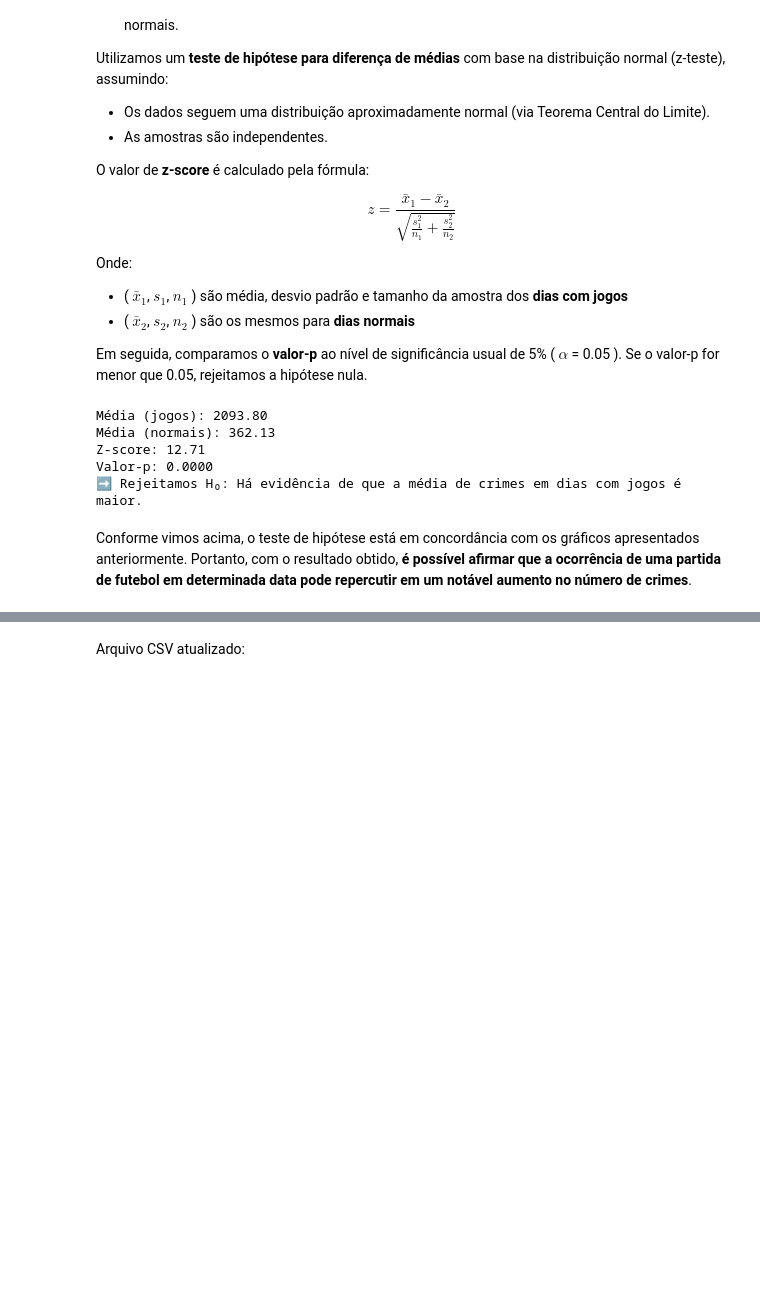
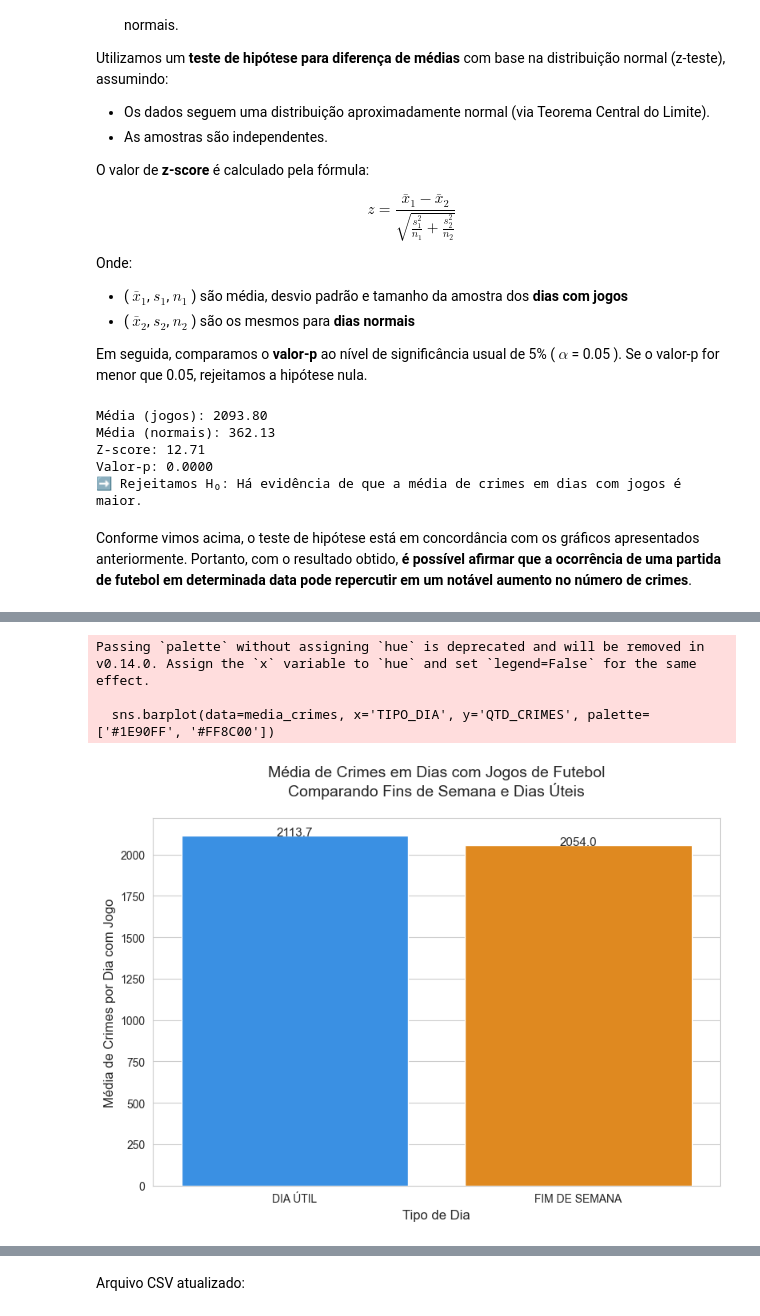
Before and after one commit to Matheuskpds/Ciencia-de-Dados-Projeto-TP, a Jupyter notebook: main.ipynb, the cells around one changed output, grey strips where cells are left out. Drawn from its saved outputs; the diff is of its cells as text; code cells hidden in the pictures; blank space fills up the shorter version.

Commit message:
Task: Adição da comparação entre jogos demeio de semana e fim: Inferência

```diff
--- a/main.ipynb
+++ b/main.ipynb
@@ -1608,0 +1616,41 @@ Conforme vimos acima, o teste de hipótese está em concordância com os gráfic
+# %%
+# Garantir datetime
+df['DATA_OCORRENCIA'] = pd.to_datetime(df['DATA_OCORRENCIA'], errors='coerce')
+
+# Criar coluna com dia da semana em português
+dias_semana = {
+    'Monday': 'SEGUNDA-FEIRA', 'Tuesday': 'TERÇA-FEIRA', 'Wednesday': 'QUARTA-FEIRA',
+    'Thursday': 'QUINTA-FEIRA', 'Friday': 'SEXTA-FEIRA', 'Saturday': 'SÁBADO', 'Sunday': 'DOMINGO'
+}
+df['DIA_SEMANA'] = df['DATA_OCORRENCIA'].dt.day_name().map(dias_semana)
+
+# Adicionar classificação "FIM DE SEMANA" ou "DIA ÚTIL"
+df['TIPO_DIA'] = df['DIA_SEMANA'].apply(lambda x: 'FIM DE SEMANA' if x in ['SÁBADO', 'DOMINGO'] else 'DIA ÚTIL')
+
+# Filtrar apenas os dias com jogos
+df_jogos = df[df['CATEGORIA_EVENTO'] == 'JOGOS FUTEBOL']
+
+# Agrupar por data para obter número de crimes por dia
+crimes_por_dia_jogo = df_jogos.groupby(['DATA_OCORRENCIA', 'TIPO_DIA']).size().reset_index(name='QTD_CRIMES')
+
+# Calcular média por tipo de dia
+media_crimes = crimes_por_dia_jogo.groupby('TIPO_DIA')['QTD_CRIMES'].mean().reset_index()
+
+# Plotar
+plt.figure(figsize=(8, 6))
+sns.barplot(data=media_crimes, x='TIPO_DIA', y='QTD_CRIMES', palette=['#1E90FF', '#FF8C00'])
+
+# Adicionar rótulos
+for i, row in media_crimes.iterrows():
+    plt.text(i, row['QTD_CRIMES'] + 1, f'{row["QTD_CRIMES"]:.1f}', ha='center', fontsize=11)
+
+plt.title('Média de Crimes em Dias com Jogos de Futebol\nComparando Fins de Semana e Dias Úteis', fontsize=14, pad=20)
+plt.xlabel('Tipo de Dia', fontsize=12)
+plt.ylabel('Média de Crimes por Dia com Jogo', fontsize=12)
+plt.tight_layout()
+plt.show()
+# %% [output]
+Passing `palette` without assigning `hue` is deprecated and will be removed in v0.14.0. Assign the `x` variable to `hue` and set `legend=False` for the same effect.
+
+  sns.barplot(data=media_crimes, x='TIPO_DIA', y='QTD_CRIMES', palette=['#1E90FF', '#FF8C00'])
+[figure, added]
```
Also changed, not shown: parts of 4 cells of this notebook.
